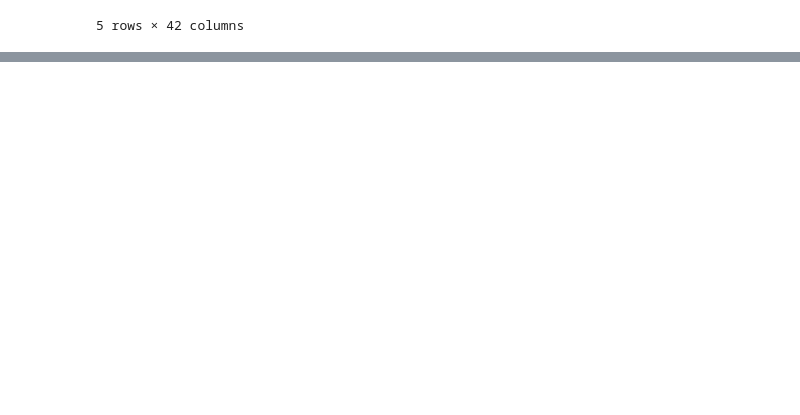
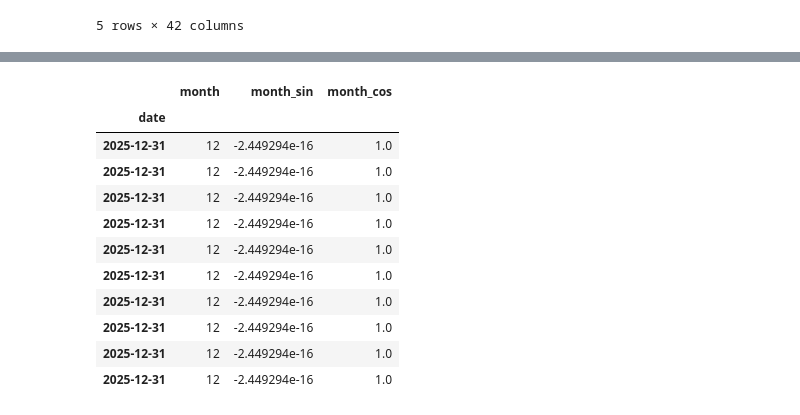
Before and after one commit to Harkeerat9406/Weather_Data_Analysis, a Jupyter notebook: Weather_Analysis.ipynb, the cells around one changed output, grey strips where cells are left out. Cells and saved outputs as stored; diff of their text form; code cells hidden in the pictures; blank space fills up the shorter version.

```diff
--- a/Weather_Analysis.ipynb
+++ b/Weather_Analysis.ipynb
@@ -352,0 +438,26 @@ df.head()
+# %%
+#Defining a function to return the closest city by distance
+def get_closest_city(row):
+    target_lat=row['latitude']
+    target_lon=row['longitude']
+
+    best_city = None
+    min_distance=float('inf')
+
+    # Loop through the dictionary to find the nearest match
+    for(dict_lat,dict_lon),city in city_mapping.items():
+        # Calculate the simple squared distance between the points
+        distance=(target_lat-dict_lat)**2 +(target_lon-dict_lon)**2
+
+        # Update if this is the closest city we've found so far
+        if distance<min_distance:
+            min_distance=distance
+            best_city=city
+    return best_city
+
+
+# Apply our function to the dataframe
+df['Cities']=df.apply(get_closest_city,axis=1)
+
+#Show 10 sample cities
+df[['latitude', 'longitude', 'Cities']].sample(10)
@@ -352,0 +515,27 @@ df.head()
+# %%
+df['year']= df.index.year
+df['month']= df.index.month
+df['day']= df.index.day
+df['day_of_year']= df.index.dayofyear
+
+df['month_sin'] = np.sin(2 * np.pi * df['month'] / 12)
+df['month_cos'] = np.cos(2 * np.pi * df['month'] / 12)
+
+# Create cyclical features for day of year
+df['day_sin'] = np.sin(2 * np.pi * df['day_of_year'] / 365.25)
+df['day_cos'] = np.cos(2 * np.pi * df['day_of_year'] / 365.25)
+
+display(df[['month', 'month_sin', 'month_cos']].tail(10))
+# %% [output]
+|  | month | month_sin | month_cos |
+| date |  |  |  |
+| 2025-12-31 | 12 | -2.449294e-16 | 1.0 |
+| 2025-12-31 | 12 | -2.449294e-16 | 1.0 |
+| 2025-12-31 | 12 | -2.449294e-16 | 1.0 |
+| 2025-12-31 | 12 | -2.449294e-16 | 1.0 |
+| 2025-12-31 | 12 | -2.449294e-16 | 1.0 |
+| 2025-12-31 | 12 | -2.449294e-16 | 1.0 |
+| 2025-12-31 | 12 | -2.449294e-16 | 1.0 |
+| 2025-12-31 | 12 | -2.449294e-16 | 1.0 |
+| 2025-12-31 | 12 | -2.449294e-16 | 1.0 |
+| 2025-12-31 | 12 | -2.449294e-16 | 1.0 |
```
Also changed, not shown: parts of 16 cells of this notebook.
